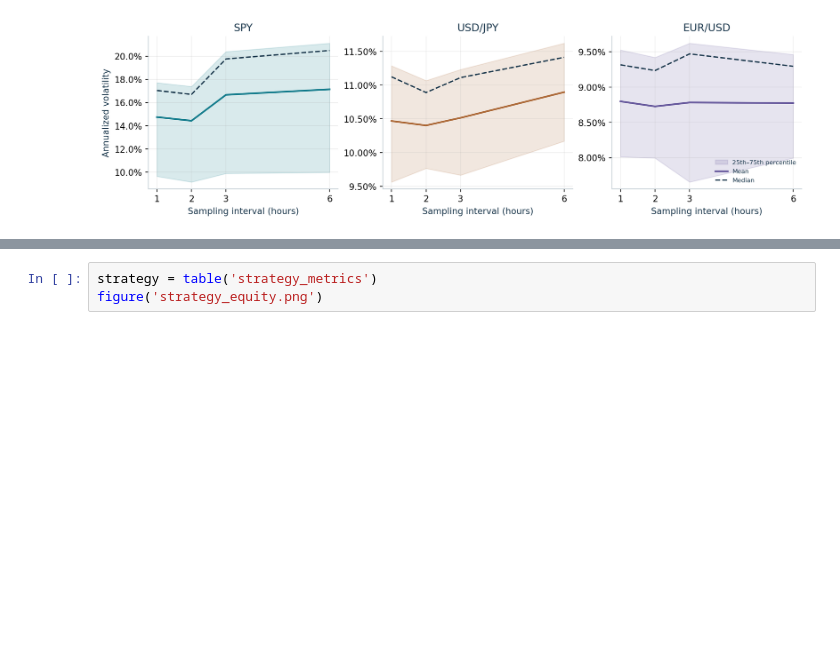
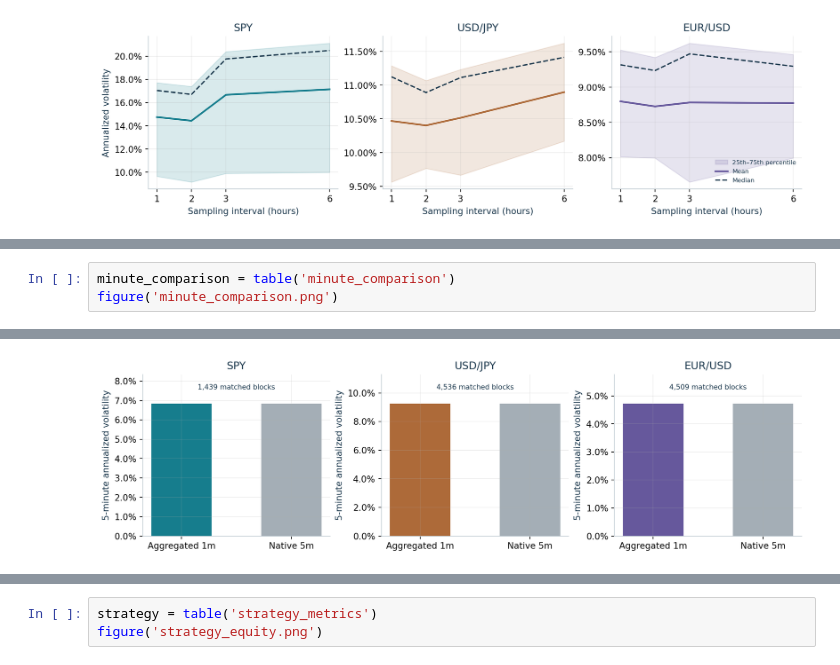
Before and after one commit to ph2606/Stat-Arb-Volatility-Signature, a Jupyter notebook: volatility_signature.ipynb, the cells around one changed output, grey strips where cells are left out. Saved outputs shown, nothing was run; the diff lists cells and outputs as text; blank space fills up the shorter version.

```diff
--- a/volatility_signature.ipynb
+++ b/volatility_signature.ipynb
@@ -302,0 +435,4 @@ figure('intraday_rolling_distribution.png')
+# %%
+minute_comparison = table('minute_comparison')
+figure('minute_comparison.png')
+# %% [output]
@@ -303 +443,2 @@ figure('intraday_rolling_distribution.png')
+[figure, added]
 # %% [markdown]
```
Also changed, not shown: parts of 14 cells of this notebook, 32 other files.
